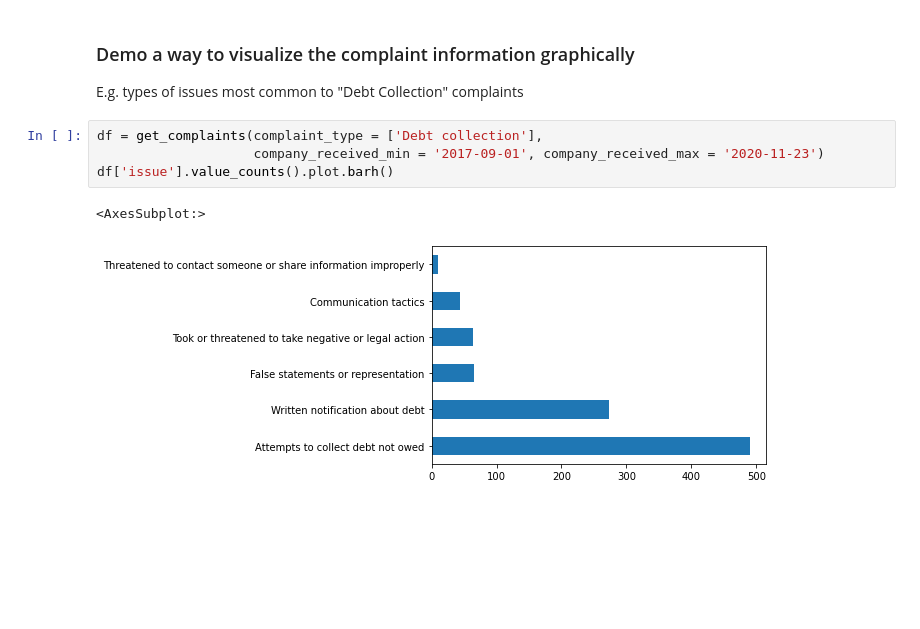
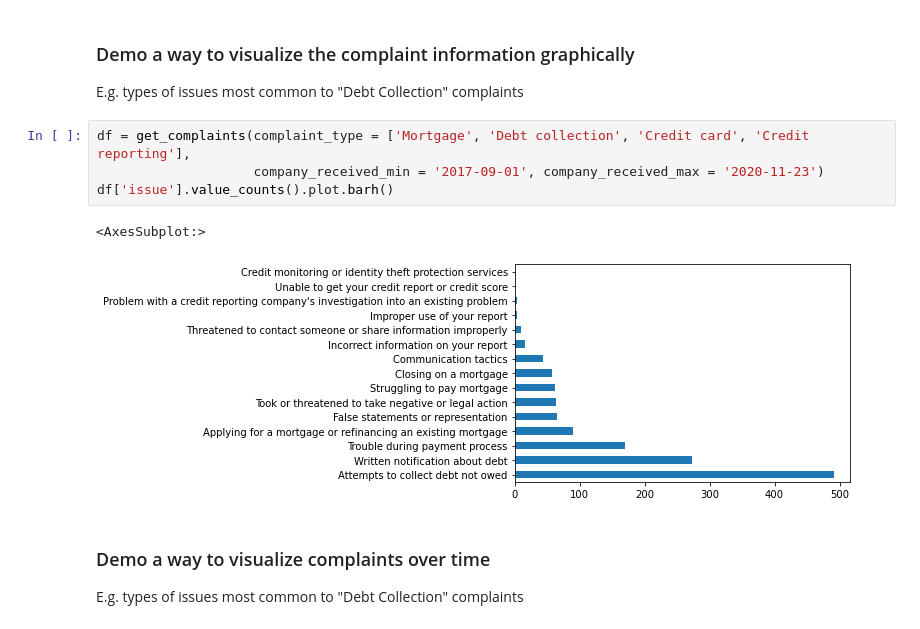
Before and after one commit to QMSS-GR5069-Spring-2022/gr5069-homework-2-elliotttrio, a Jupyter notebook: MDS_Homework8/homework8_eat2153.ipynb, the cells around one changed output. Drawn from its saved outputs; the diff is of its cells as text; blank space fills up the shorter version.

Commit message:
add functionality to visualize complaints over time

```diff
--- a/MDS_Homework8/homework8_eat2153.ipynb
+++ b/MDS_Homework8/homework8_eat2153.ipynb
@@ -383,9 +378,12 @@ df.head(10)
 ### Demo a way to visualize the complaint information graphically
 E.g. types of issues most common to "Debt Collection" complaints
 # %%
-df = get_complaints(complaint_type = ['Debt collection'],
+df = get_complaints(complaint_type = ['Mortgage', 'Debt collection', 'Credit card', 'Credit reporting'],
                     company_received_min = '2017-09-01', company_received_max = '2020-11-23')
 df['issue'].value_counts().plot.barh()
 # %% [output]
 <AxesSubplot:>
-[figure, old version]
+[figure, new version]
+# %% [markdown]
+### Demo a way to visualize complaints over time
+E.g. types of issues most common to "Debt Collection" complaints
```
Also changed, not shown: parts of 5 cells of this notebook.
